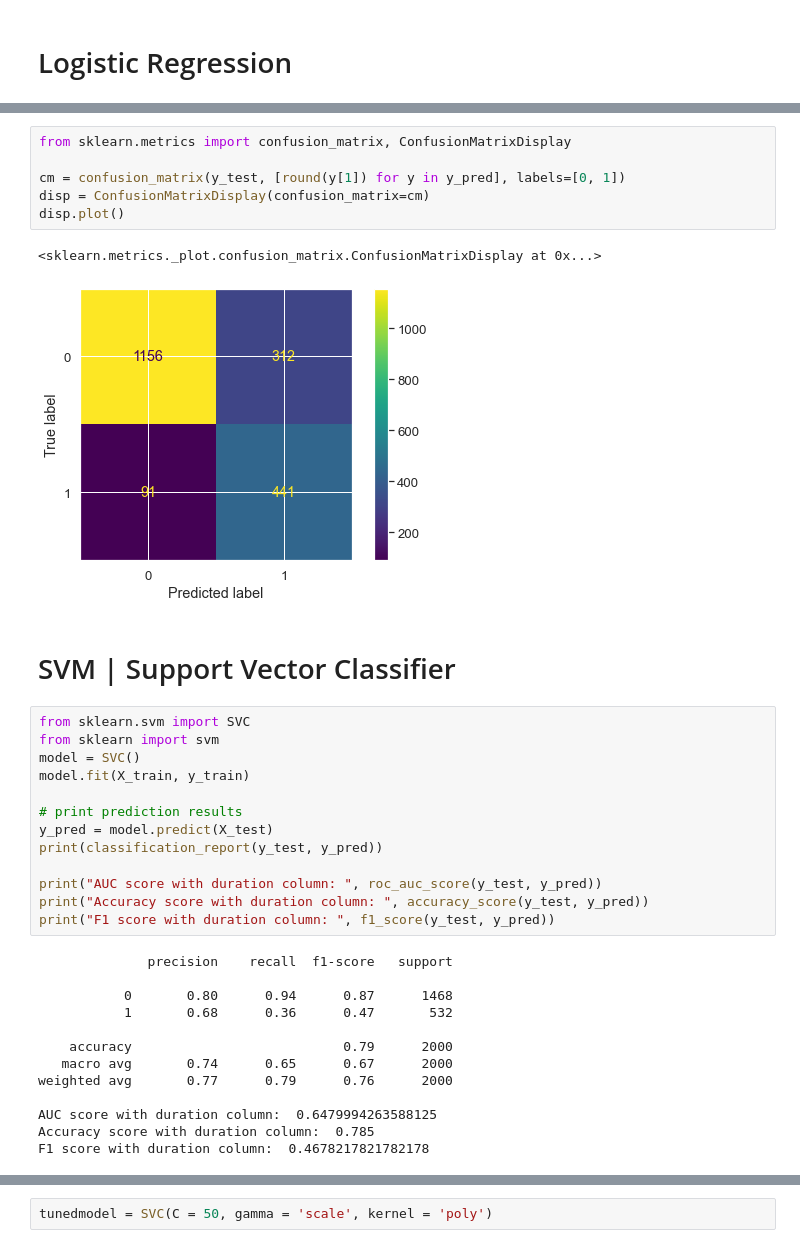
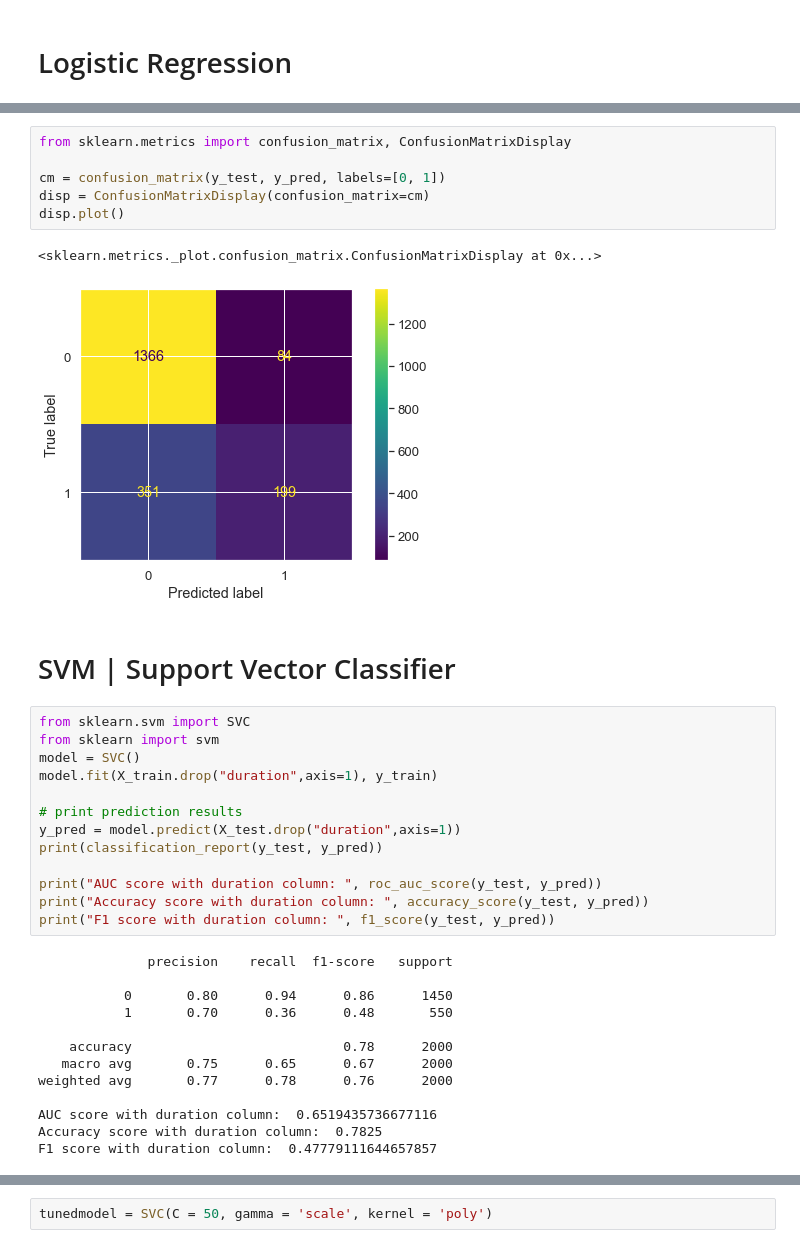
Before and after one commit to aylinaydincs/CS454_Project, a Jupyter notebook: DataPreprocess_OneHotEncoding.ipynb, the cells around one changed output, grey strips where cells are left out. Cells and saved outputs as stored; diff of their text form.

```diff
--- a/DataPreprocess_OneHotEncoding.ipynb
+++ b/DataPreprocess_OneHotEncoding.ipynb
@@ -211,22 +290,22 @@ array([[0.31959474, 0.68040526],
 # %%
 from sklearn.metrics import confusion_matrix, ConfusionMatrixDisplay
 
-cm = confusion_matrix(y_test, [round(y[1]) for y in y_pred], labels=[0, 1])
+cm = confusion_matrix(y_test, y_pred, labels=[0, 1])
 disp = ConfusionMatrixDisplay(confusion_matrix=cm)
 disp.plot()
 # %% [output]
 <sklearn.metrics._plot.confusion_matrix.ConfusionMatrixDisplay at 0x...>
-[figure, old version]
+[figure, new version]
 # %% [markdown]
 # SVM | Support Vector Classifier
 # %%
 from sklearn.svm import SVC
 from sklearn import svm
 model = SVC()
-model.fit(X_train, y_train)
+model.fit(X_train.drop("duration",axis=1), y_train)
 
 # print prediction results
-y_pred = model.predict(X_test)
+y_pred = model.predict(X_test.drop("duration",axis=1))
 print(classification_report(y_test, y_pred))
 
 print("AUC score with duration column: ", roc_auc_score(y_test, y_pred))
@@ -235,13 +314,13 @@ print("F1 score with duration column: ", f1_score(y_test, y_pred))
 # %% [output]
               precision    recall  f1-score   support
 
-           0       0.80      0.94      0.87      1468
-           1       0.68      0.36      0.47       532
+           0       0.80      0.94      0.86      1450
+           1       0.70      0.36      0.48       550
 
-    accuracy                           0.79      2000
-   macro avg       0.74      0.65      0.67      2000
-weighted avg       0.77      0.79      0.76      2000
+    accuracy                           0.78      2000
+   macro avg       0.75      0.65      0.67      2000
+weighted avg       0.77      0.78      0.76      2000
 
-AUC score with duration column:  0.6479994263588125
-Accuracy score with duration column:  0.785
-F1 score with duration column:  0.4678217821782178
+AUC score with duration column:  0.6519435736677116
+Accuracy score with duration column:  0.7825
+F1 score with duration column:  0.47779111644657857
```
Also changed, not shown: parts of 33 cells of this notebook.
